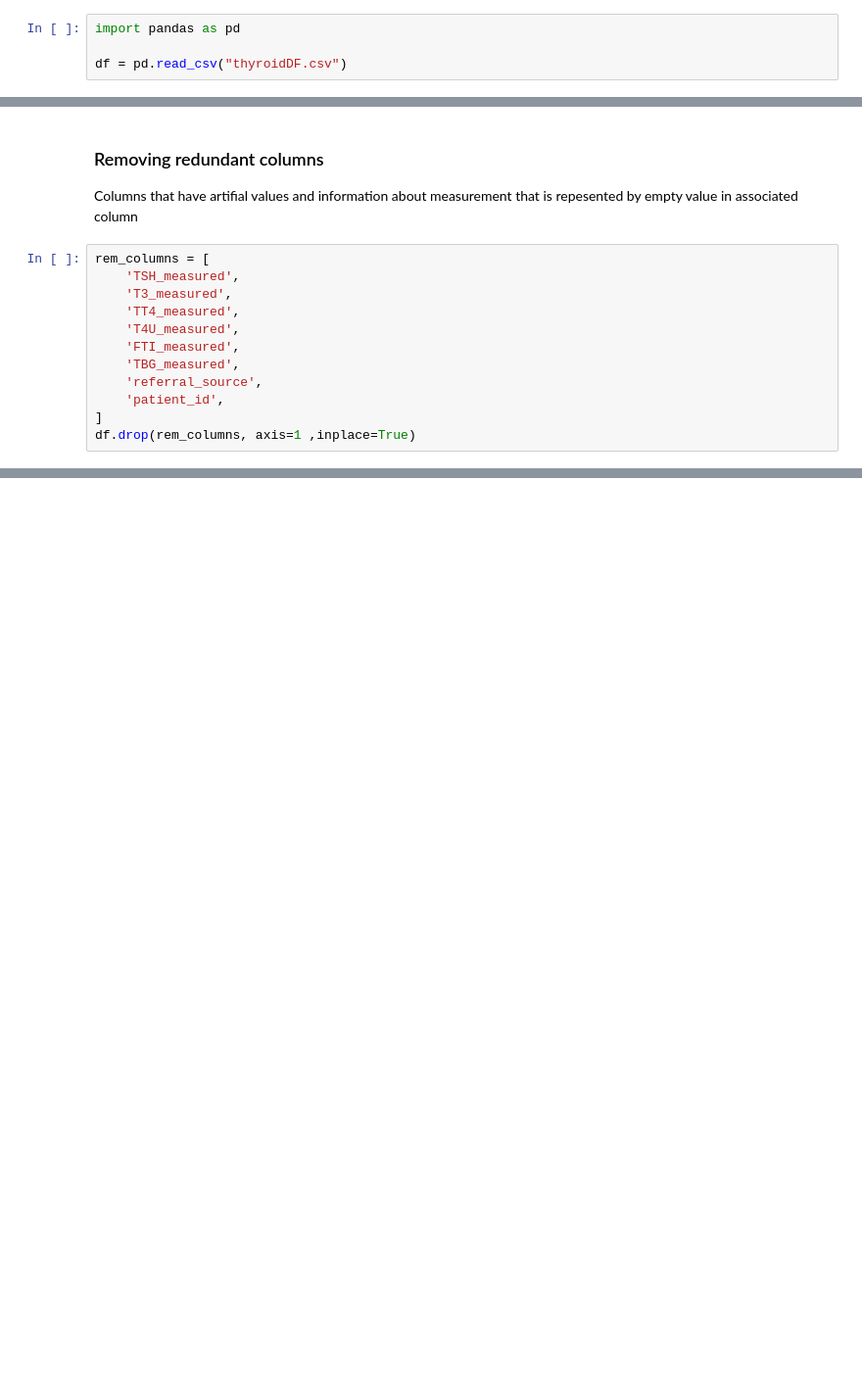
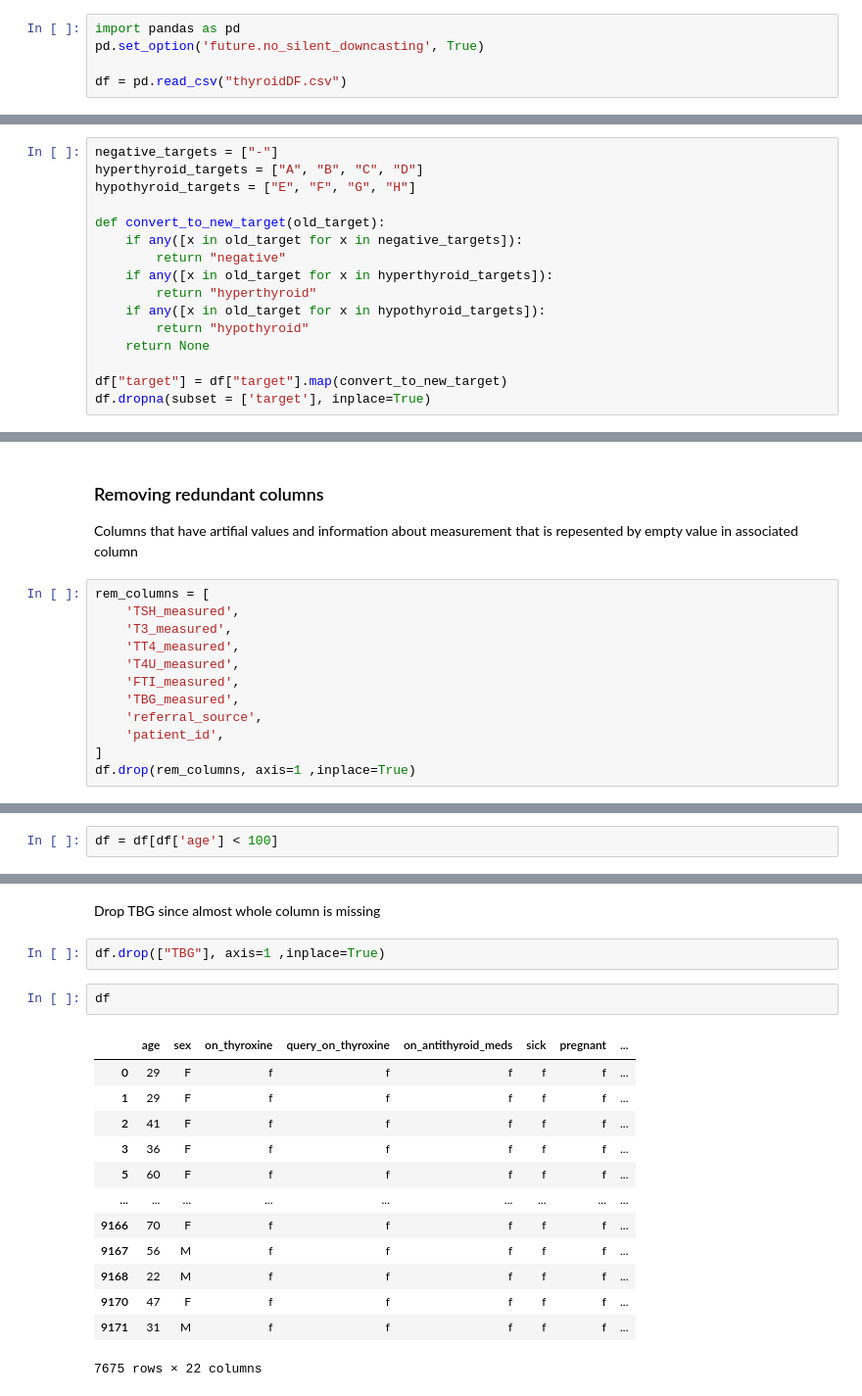
Before and after one commit to Kepins/ByteBots-Hackathon2024, a Jupyter notebook: main.ipynb, the cells around one changed output, grey strips where cells are left out. Shown at 98% size. Drawn from its saved outputs; the diff is of its cells as text; blank space fills up the shorter version.

```diff
--- a/main.ipynb
+++ b/main.ipynb
@@ -2,6 +2,7 @@
 # Thyroid Disease Data
 # %%
 import pandas as pd
+pd.set_option('future.no_silent_downcasting', True)
 
 df = pd.read_csv("thyroidDF.csv")
 # %% [markdown]
@@ -44,0 +87,16 @@ These are all the columns present in the dataset:
+# %%
+negative_targets = ["-"]
+hyperthyroid_targets = ["A", "B", "C", "D"]
+hypothyroid_targets = ["E", "F", "G", "H"]
+
+def convert_to_new_target(old_target):
+    if any([x in old_target for x in negative_targets]):
+        return "negative"
+    if any([x in old_target for x in hyperthyroid_targets]):
+        return "hyperthyroid"
+    if any([x in old_target for x in hypothyroid_targets]):
+        return "hypothyroid"
+    return None
+
+df["target"] = df["target"].map(convert_to_new_target)
+df.dropna(subset = ['target'], inplace=True)
@@ -61,0 +161,2 @@ df.columns
+# %%
+df = df[df['age'] < 100]
@@ -61,0 +209,20 @@ df.columns
+# %% [markdown]
+Drop TBG since almost whole column is missing
+# %%
+df.drop(["TBG"], axis=1 ,inplace=True)
+# %%
+df
+# %% [output]
+|  | age | sex | on_thyroxine | query_on_thyroxine | on_antithyroid_meds | sick | pregnant | ... |
+| 0 | 29 | F | f | f | f | f | f | ... |
+| 1 | 29 | F | f | f | f | f | f | ... |
+| 2 | 41 | F | f | f | f | f | f | ... |
+| 3 | 36 | F | f | f | f | f | f | ... |
+| 5 | 60 | F | f | f | f | f | f | ... |
+| ... | ... | ... | ... | ... | ... | ... | ... | ... |
+| 9166 | 70 | F | f | f | f | f | f | ... |
+| 9167 | 56 | M | f | f | f | f | f | ... |
+| 9168 | 22 | M | f | f | f | f | f | ... |
+| 9170 | 47 | F | f | f | f | f | f | ... |
+| 9171 | 31 | M | f | f | f | f | f | ... |
+7675 rows × 22 columns
```
Also changed, not shown: parts of 17 cells of this notebook.
